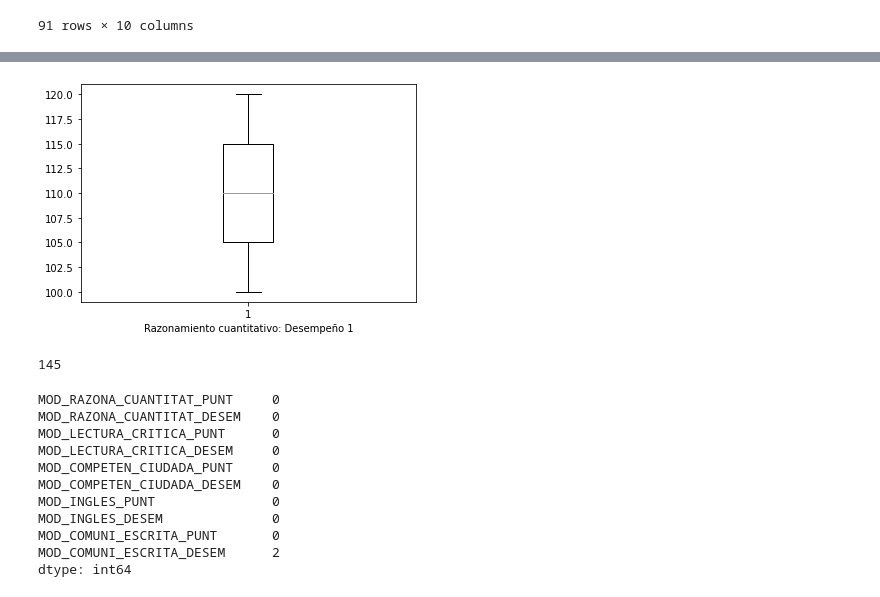
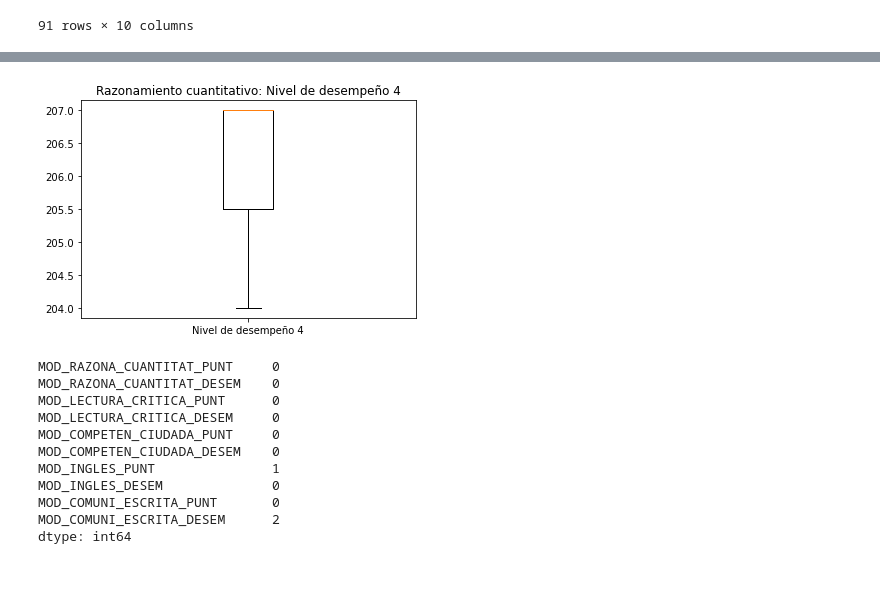
Before and after one commit to sebastianvelandia/visualizacion, a Jupyter notebook: Trabajo 1.ipynb, the cells around one changed output, grey strips where cells are left out. Saved outputs shown, nothing was run; the diff lists cells and outputs as text; code cells hidden in the pictures.

```diff
--- a/Trabajo 1.ipynb
+++ b/Trabajo 1.ipynb
@@ -37,7 +37,7 @@ x5 = df1['MOD_COMUNI_ESCRITA_PUNT'].mean()
 df['MOD_COMUNI_ESCRITA_PUNT'].fillna(x5,inplace=True)
 # %%
 x5 = df1['MOD_COMUNI_ESCRITA_DESEM'].mode()
-df['MOD_COMUNI_ESCRITA_DESEM'].fillna(x5,inplace=True)
+df['MOD_COMUNI_ESCRITA_DESEM'].fillna(int(x5),inplace=True)
 # %%
 df
 # %% [output]
@@ -74,9 +123,10 @@ Name: MOD_RAZONA_CUANTITAT_PUNT, dtype: int64
 # %%
-x = df.sort_values(['MOD_RAZONA_CUANTITAT_DESEM','MOD_RAZONA_CUANTITAT_PUNT']).groupby('MOD_RAZONA_CUANTITAT_DESEM').head(10)
-y = x['MOD_RAZONA_CUANTITAT_PUNT'].head(3)
+x = df.sort_values(['MOD_RAZONA_CUANTITAT_DESEM','MOD_RAZONA_CUANTITAT_PUNT']).groupby('MOD_RAZONA_CUANTITAT_DESEM').head(60)
+y = x['MOD_RAZONA_CUANTITAT_PUNT'][88:91]
 
 plt.boxplot(y)
-plt.xlabel('Razonamiento cuantitativo: Desempeño 1')
+plt.title('Razonamiento cuantitativo: Nivel de desempeño 4')
+plt.xticks([1],['Nivel de desempeño 4'])
 plt.show()
 # %% [output]
-[figure, old version]
+[figure, new version]
@@ -85,7 +133,3 @@ z = x['MOD_RAZONA_CUANTITAT_PUNT'][28]
-# %%
-z
-# %% [output]
-145
 # %%
 df.isnull().sum()
 # %% [output]
@@ -95,7 +139,7 @@ MOD_LECTURA_CRITICA_PUNT      0
 MOD_LECTURA_CRITICA_DESEM     0
 MOD_COMPETEN_CIUDADA_PUNT     0
 MOD_COMPETEN_CIUDADA_DESEM    0
-MOD_INGLES_PUNT               0
+MOD_INGLES_PUNT               1
 MOD_INGLES_DESEM              0
 MOD_COMUNI_ESCRITA_PUNT       0
 MOD_COMUNI_ESCRITA_DESEM      2
```
Also changed, not shown: parts of 9 cells of this notebook.
